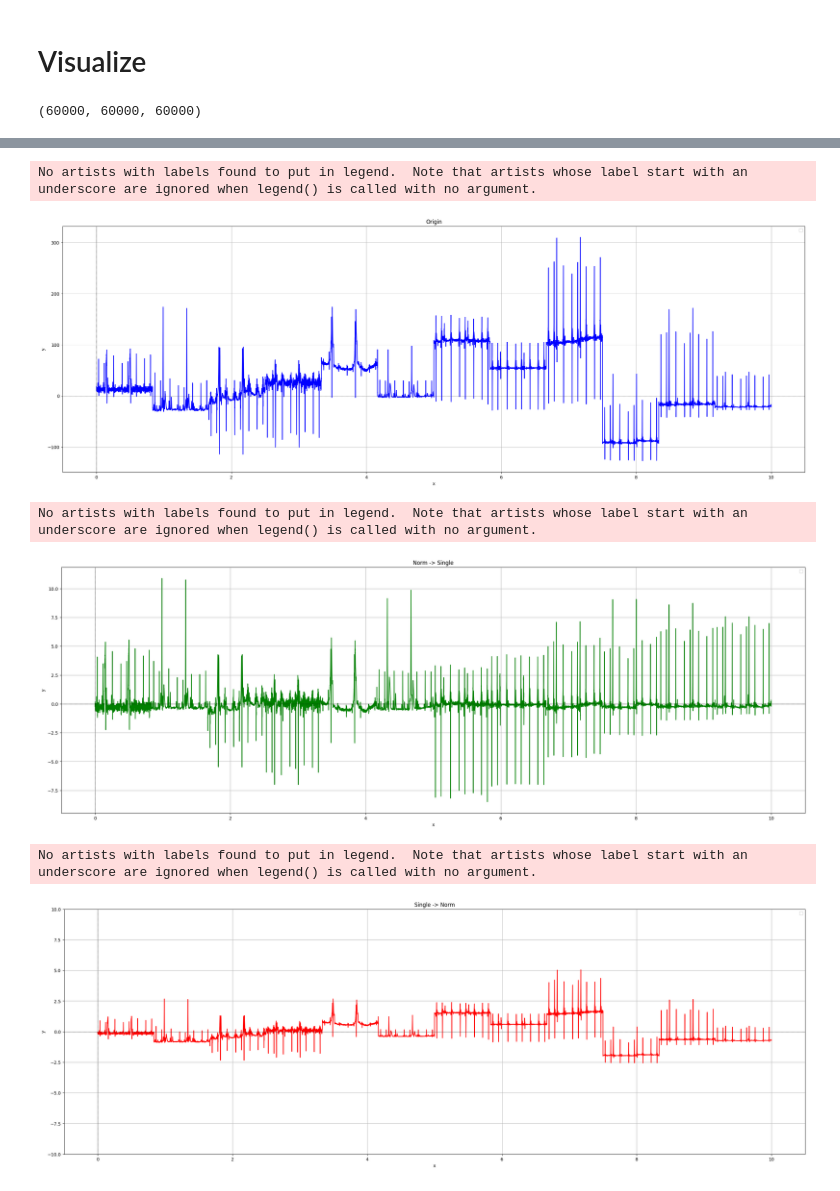
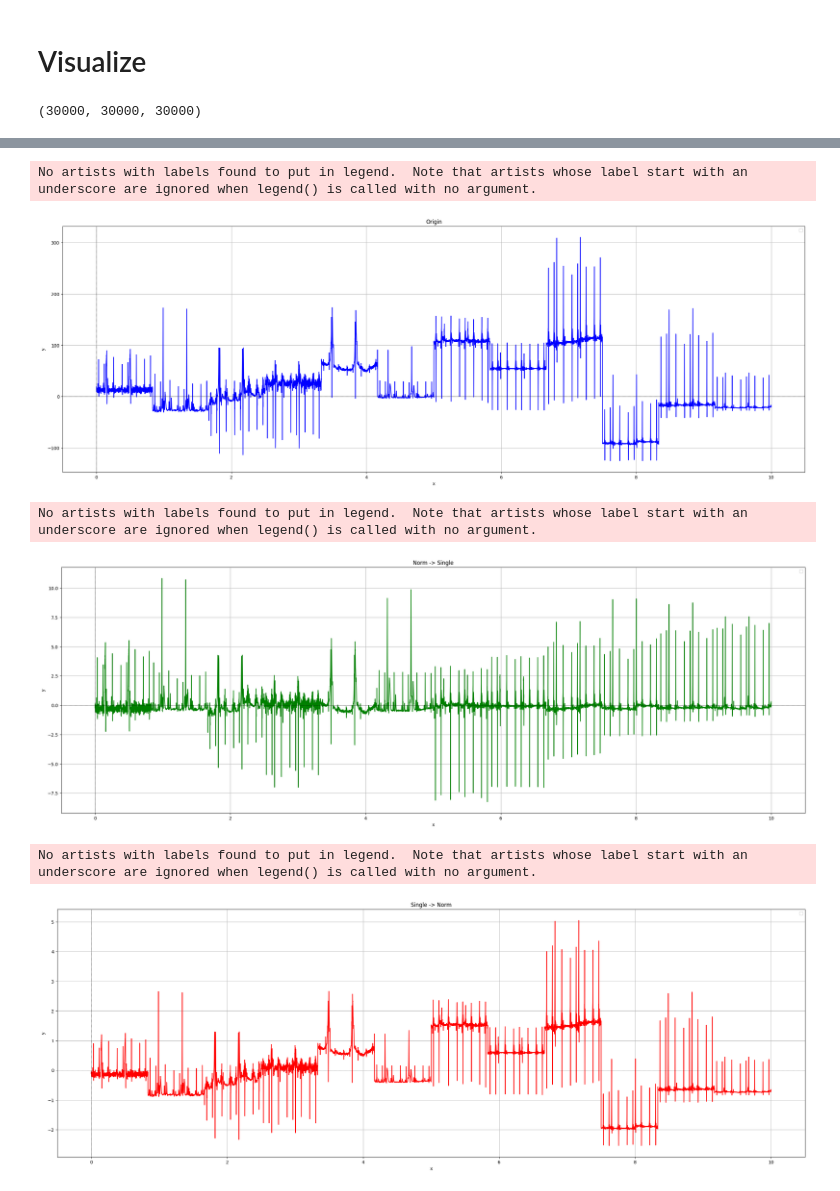
Before and after one commit to LEEHM97/Artifact-Detection-In-ECG, a Jupyter notebook: 12LeadToSingleLead.ipynb, the cells around one changed output, grey strips where cells are left out. Cells and saved outputs as stored; diff of their text form; code cells hidden in the pictures.

```diff
--- a/12LeadToSingleLead.ipynb
+++ b/12LeadToSingleLead.ipynb
@@ -7,3 +5,6 @@ h5_file_path = "C:/Git/12-lead-ECG_CNN-BiLSTM/dataset/features.h5"
+# %%
+h5_file_path = "C:/Git/Artifact-Detection-In-ECG/dataset/features.h5"
+# h5_file_path = "C:/Git/Artifact-Detection-In-ECG/dataset/processed_features.h5"
 # %%
 with h5py.File(h5_file_path, 'r') as store:
     signal = store['ecg'][:]
@@ -11,3 +16,5 @@ with h5py.File(h5_file_path, 'r') as store:
+# %%
+signal = np.squeeze(signal)
 # %%
 signal.shape
 # %% [output]
@@ -85,14 +94,13 @@ kth_combined2 = np_signal2[k]
 # %%
 len(kth_combined0), len(kth_combined1), len(kth_combined2)
 # %% [output]
-(60000, 60000, 60000)
+(30000, 30000, 30000)
 # %%
 import matplotlib.pyplot as plt
 
-# 예시: 3개의 배열 생성
-x = np.linspace(0, 10, 60000)
+# x = np.linspace(0, 10, 60000)
+x = np.linspace(0, 10, 30000)
 
-# 1. 모든 배열을 한 플롯에 그리기
 plt.figure(figsize=(30, 10))
 plt.plot(x, kth_combined0, label='Origin', color='blue')
 plt.plot(x, kth_combined1, label='Norm -> Single', color='green')
@@ -100,15 +108,13 @@ plt.plot(x, kth_combined2, label='Single -> Norm', color='red')
 plt.title('Combinde Signals')
 plt.xlabel('x')
 plt.ylabel('y')
-# plt.ylim(-10, 10)  # tan 함수의 범위를 조정
 plt.axhline(0, color='black', linewidth=0.5, linestyle='--')
 plt.axvline(0, color='black', linewidth=0.5, linestyle='--')
 plt.grid()
 plt.legend()
 plt.show()
 
-# 2. 각각의 배열을 개별적인 플롯으로 그리기
-# 첫 번째 배열
+
 plt.figure(figsize=(30, 10))
 plt.plot(x, kth_combined0, color='blue')
 plt.title('Origin')
@@ -120,35 +126,32 @@ plt.grid()
 plt.legend()
 plt.show()
 
-# 두 번째 배열
 plt.figure(figsize=(30, 10))
 plt.plot(x, kth_combined1, color='green')
 plt.title('Norm -> Single')
 plt.xlabel('x')
 plt.ylabel('y')
 plt.axhline(0, color='black', linewidth=0.5, linestyle='--')
 plt.axvline(0, color='black', linewidth=0.5, linestyle='--')
 plt.grid()
 plt.legend()
 plt.show()
 
-# 세 번째 배열
 plt.figure(figsize=(30, 10))
 plt.plot(x, kth_combined2, color='red')
 plt.title('Single -> Norm')
 plt.xlabel('x')
 plt.ylabel('y')
-plt.ylim(-10, 10)  # tan 함수의 범위를 조정
 plt.axhline(0, color='black', linewidth=0.5, linestyle='--')
 plt.axvline(0, color='black', linewidth=0.5, linestyle='--')
 plt.grid()
 plt.legend()
 plt.show()
 # %% [output]
 [figure]
 No artists with labels found to put in legend.  Note that artists whose label start with an underscore are ignored when legend() is called with no argument.
 [figure]
 No artists with labels found to put in legend.  Note that artists whose label start with an underscore are ignored when legend() is called with no argument.
 [figure]
 No artists with labels found to put in legend.  Note that artists whose label start with an underscore are ignored when legend() is called with no argument.
-[figure, old version]
+[figure, new version]
```
Also changed, not shown: parts of 4 cells of this notebook.
